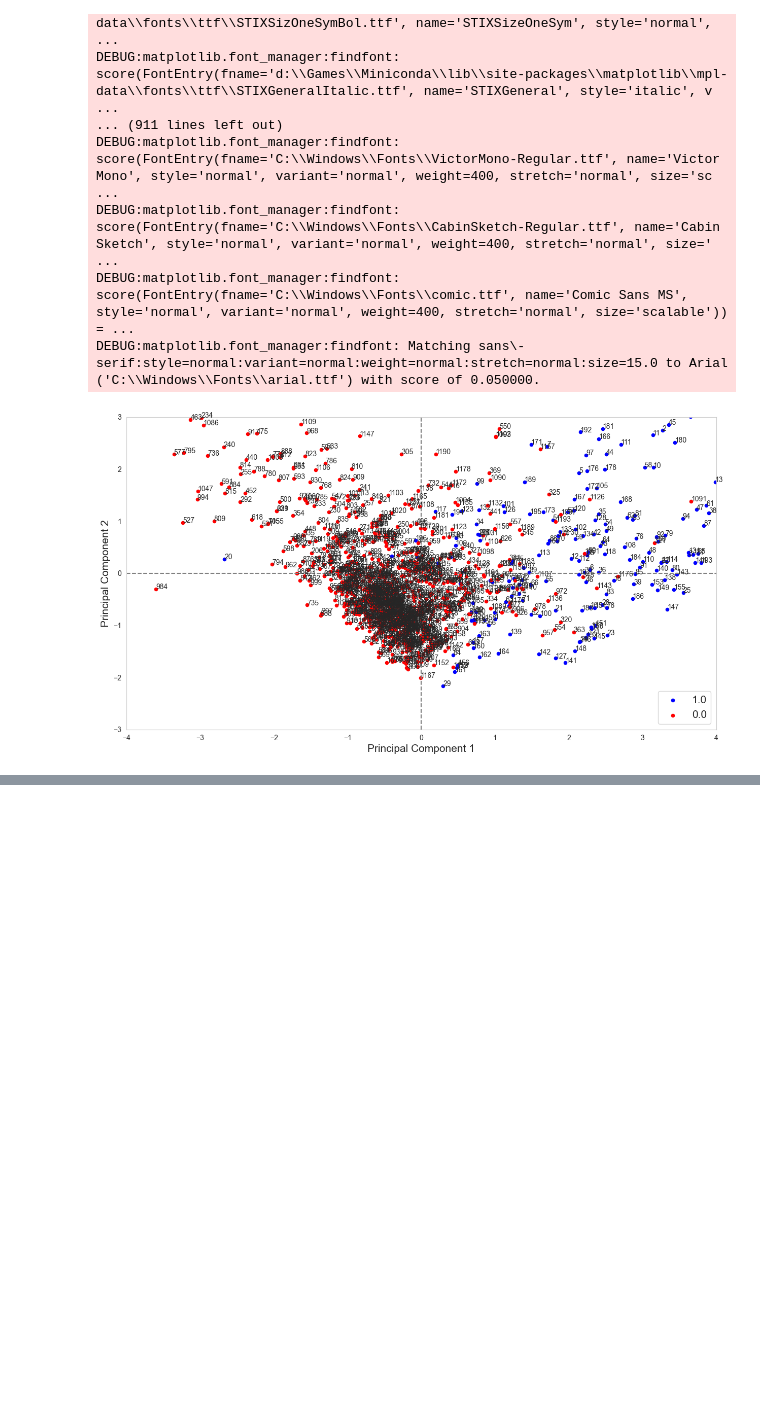
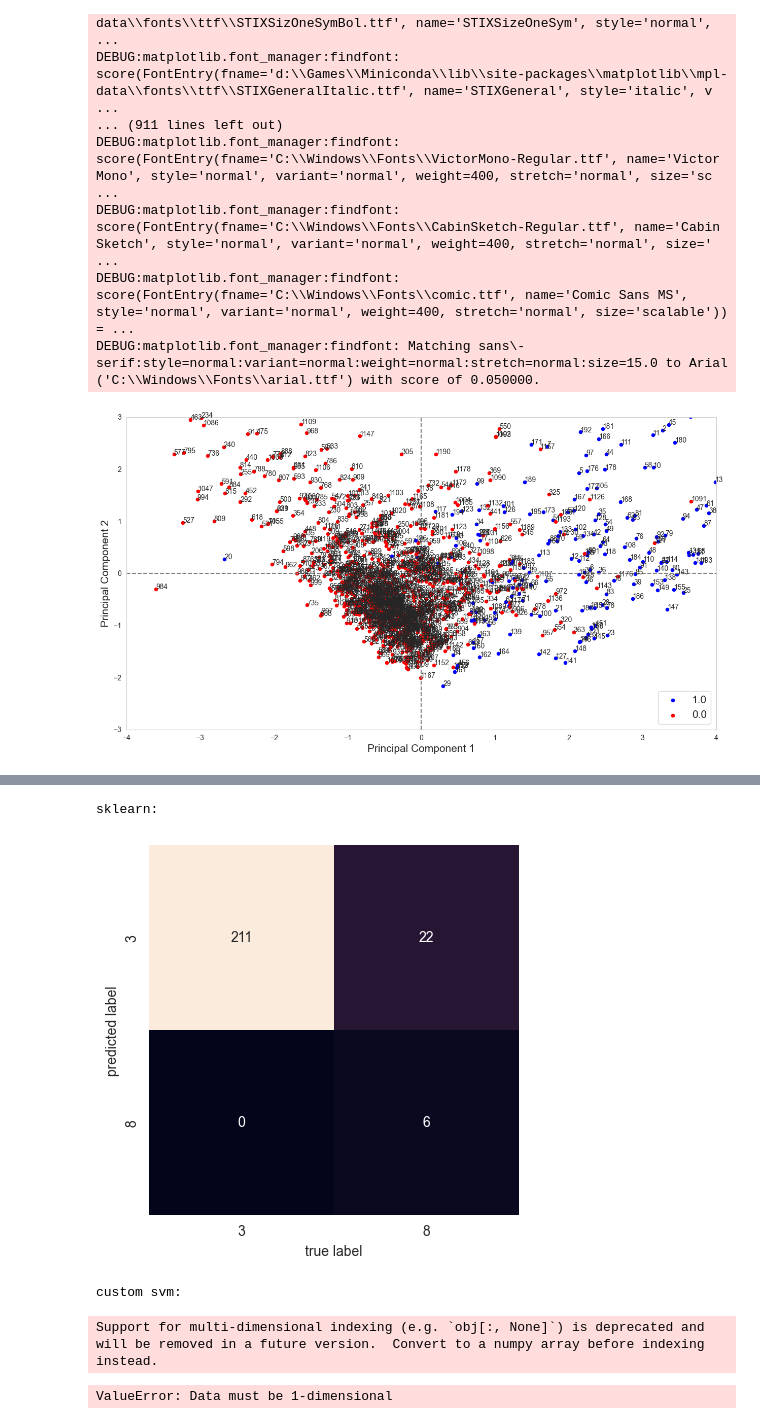
Before and after one commit to waffiqaziz/ta-instafake, a Jupyter notebook: Noteboook2.ipynb, the cells around one changed output, grey strips where cells are left out. Drawn from its saved outputs; the diff is of its cells as text; code cells hidden in the pictures; blank space fills up the shorter version.

```diff
--- a/Noteboook2.ipynb
+++ b/Noteboook2.ipynb
@@ -581,0 +590,31 @@ fig.show()
+# %%
+from sklearn import datasets, svm
+from sklearn.model_selection import train_test_split
+from sklearn.metrics import confusion_matrix
+import matplotlib.pyplot as plt
+import seaborn as sns
+
+class_A = 3
+class_B = 8
+
+
+def plot_confusion(clf):
+  clf.fit(X_train, y_train)
+  y_fit = clf.predict(X_test)
+
+  mat = confusion_matrix(y_test, y_fit)
+  sns.heatmap(mat.T, square=True, annot=True, fmt='d', cbar=False, xticklabels=[class_A,class_B], yticklabels=[class_A,class_B])
+  plt.xlabel('true label')
+  plt.ylabel('predicted label');
+  plt.show()
+
+print('sklearn:')
+plot_confusion(svm.SVC(C=1.0, kernel='rbf', gamma=0.001))
+print('custom svm:')
+plot_confusion(SVM(kernel='rbf', C=1.0, max_iter=60, gamma=0.001))
+# %% [output]
+sklearn:
+[figure, added]
+custom svm:
+Support for multi-dimensional indexing (e.g. `obj[:, None]`) is deprecated and will be removed in a future version.  Convert to a numpy array before indexing instead.
+ValueError: Data must be 1-dimensional
```
Also changed, not shown: parts of 13 cells of this notebook.
